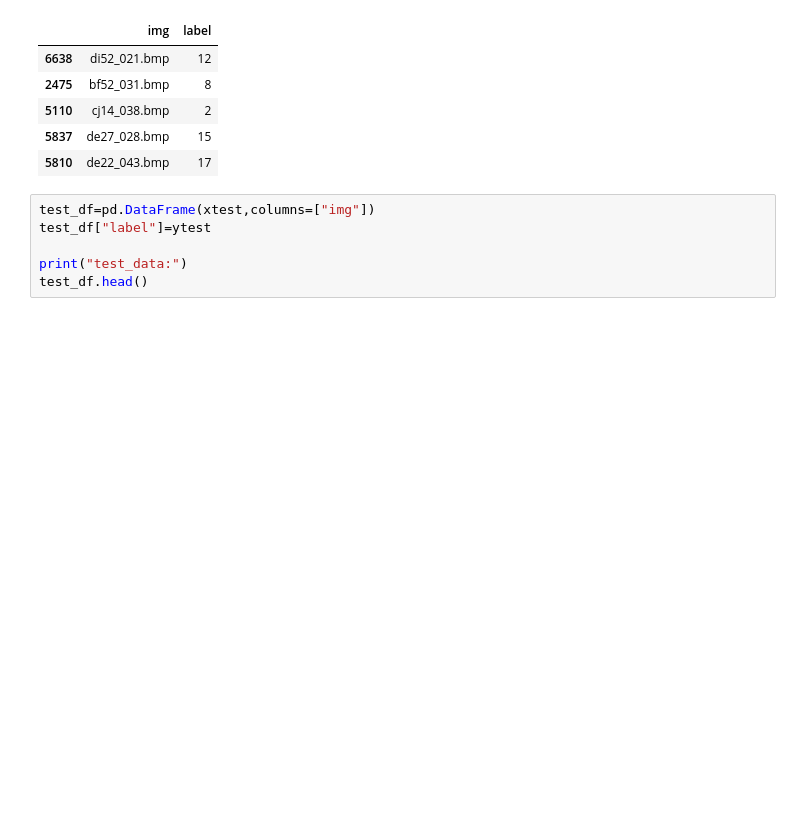
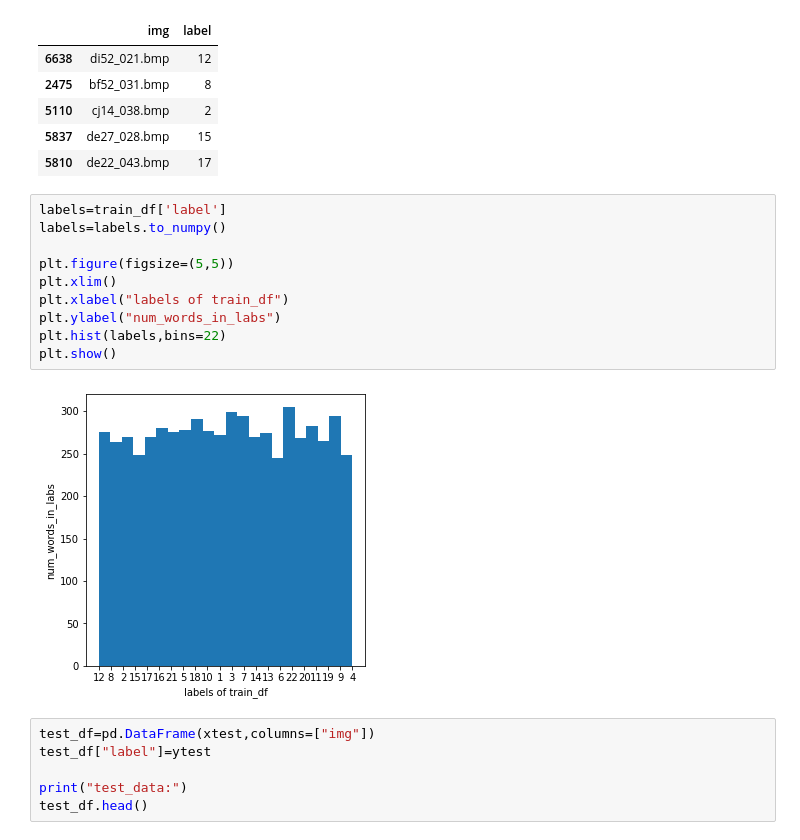
Before and after one commit to amFarrouk/OCR_prj, a Jupyter notebook: simpleCNN.ipynb, the cells around one changed output. Drawn from its saved outputs; the diff is of its cells as text; blank space fills up the shorter version.

```diff
--- a/simpleCNN.ipynb
+++ b/simpleCNN.ipynb
@@ -124,6 +143,18 @@ train_data:
 | 5110 | cj14_038.bmp | 2 |
 | 5837 | de27_028.bmp | 15 |
 | 5810 | de22_043.bmp | 17 |
+# %%
+labels=train_df['label']
+labels=labels.to_numpy()
+
+plt.figure(figsize=(5,5))
+plt.xlim()
+plt.xlabel("labels of train_df")
+plt.ylabel("num_words_in_labs")
+plt.hist(labels,bins=22)
+plt.show()
+# %% [output]
+[figure, added]
 # %%
 test_df=pd.DataFrame(xtest,columns=["img"])
 test_df["label"]=ytest
```
Also changed, not shown: parts of 25 cells of this notebook.
